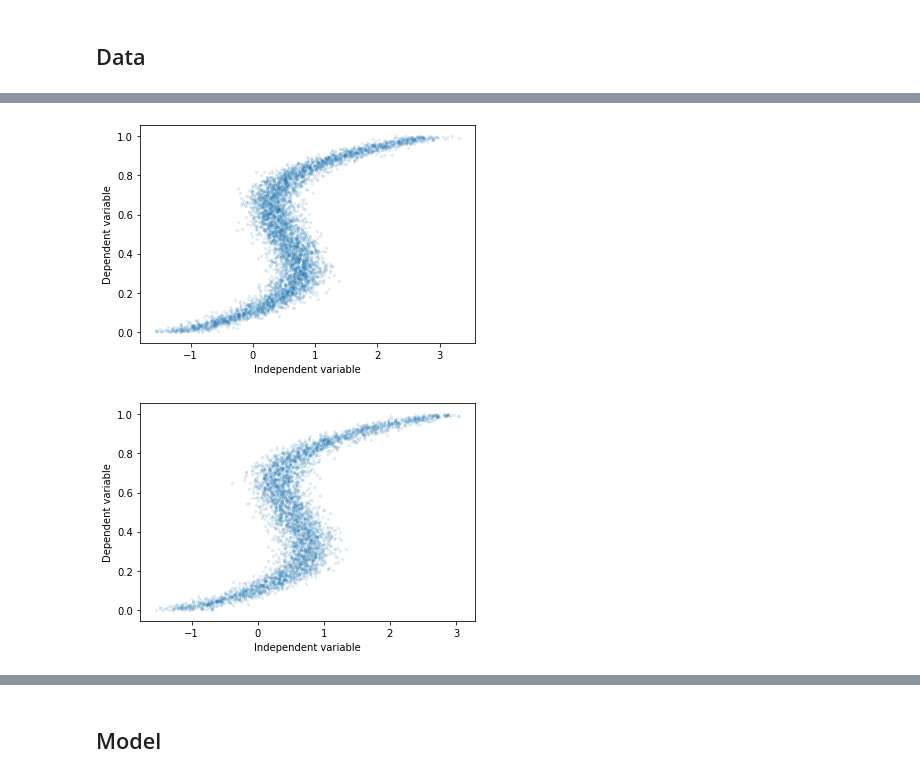
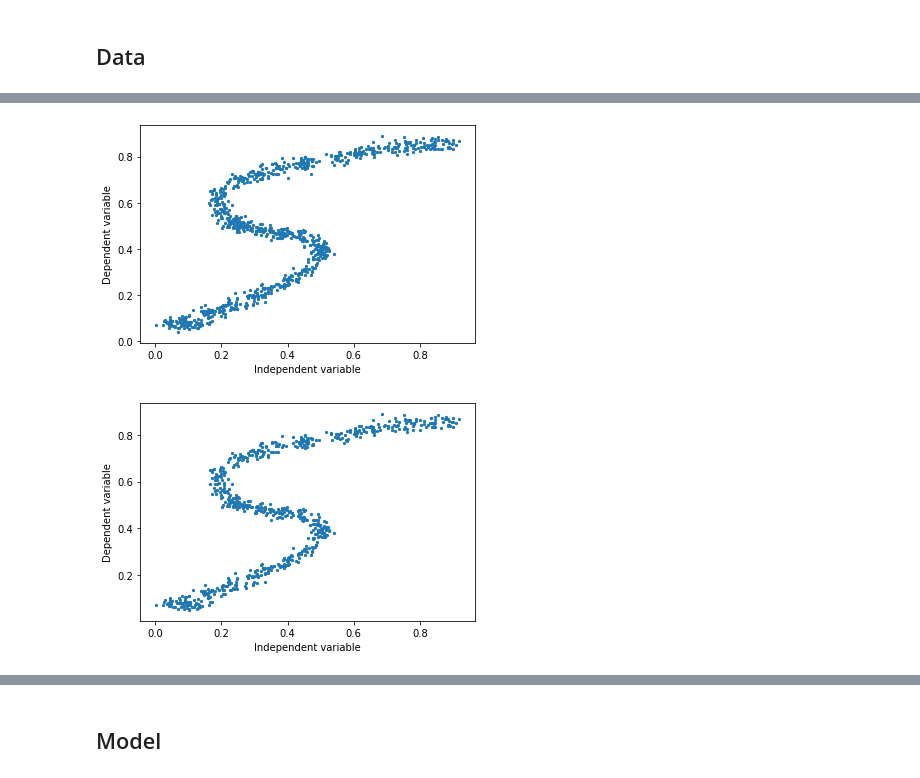
Before and after one commit to zhihanyang2022/bishop1995_notes, a Jupyter notebook: c6_error_functions/parameterized_conditional_density_estimator_demo.ipynb, the cells around one changed output, grey strips where cells are left out. Saved outputs shown, nothing was run; the diff lists cells and outputs as text; code cells hidden in the pictures.

```diff
--- a/c6_error_functions/parameterized_conditional_density_estimator_demo.ipynb
+++ b/c6_error_functions/parameterized_conditional_density_estimator_demo.ipynb
@@ -31,0 +32,3 @@ xs = get_xs(ys)
+# %%
+df = pd.read_csv('data_to_model.csv')
+df.head()
@@ -32,9 +42,13 @@ xs = get_xs(ys)
+# %%
+warnings.filterwarnings('ignore')
+examples = df[['x', 'y']][2:].convert_objects(convert_numeric=True).to_numpy()
+xs, ys = examples[:,0], examples[:,1]
 # %%
-plt.scatter(xs, ys, s=5, alpha=0.1)
+plt.scatter(xs, ys, s=5)
 plt.xlabel('Independent variable'); plt.ylabel('Dependent variable')
 plt.show()
 # %% [output]
-[figure, old version]
+[figure, new version]
 # %%
 xs, ys = xs.reshape(-1, 1), ys.reshape(-1, 1)
 # %%
@@ -47,9 +61,9 @@ def train_test_split(xs, ys, train_prop):
 # %%
 (x_train, y_train), (x_valid, y_valid) = train_test_split(xs, ys, 0.8)
 # %%
-plt.scatter(x_train, y_train, s=5, alpha=0.1)
+plt.scatter(x_train, y_train, s=5)
 plt.xlabel('Independent variable'); plt.ylabel('Dependent variable')
 plt.show()
 # %% [output]
-[figure, old version]
+[figure, new version]
 # %%
```
Also changed, not shown: parts of 23 cells of this notebook, 1 other file.
